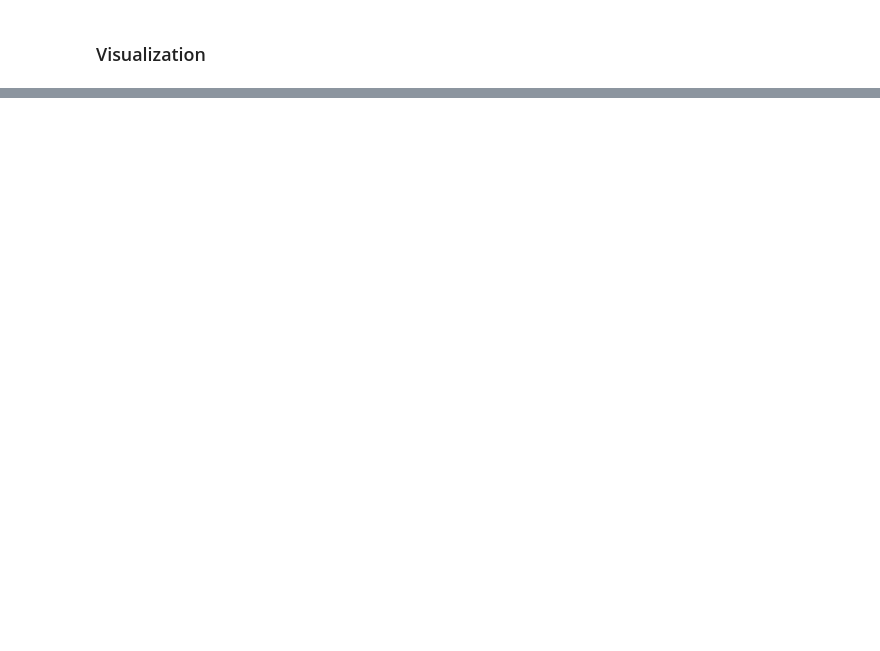
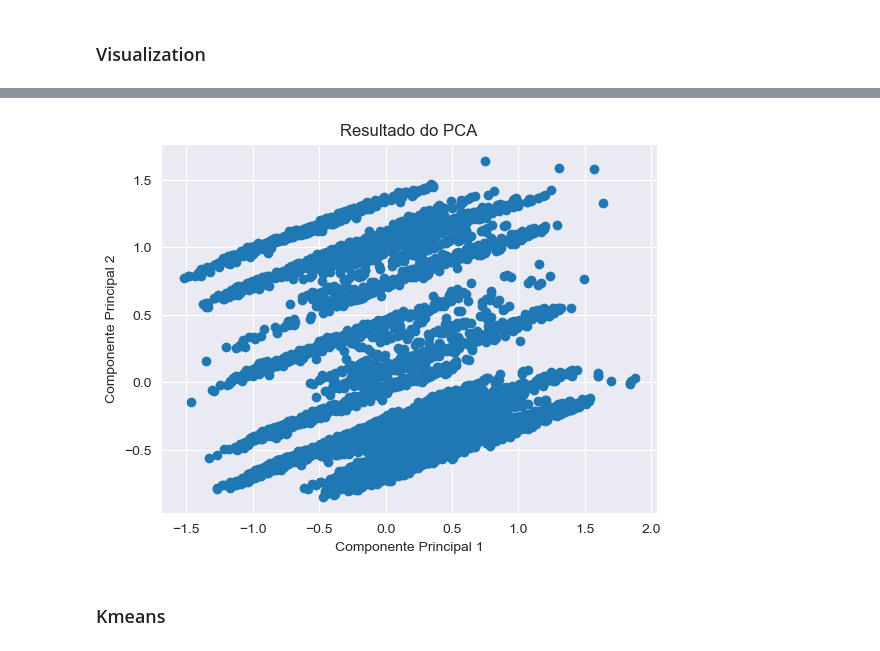
Before and after one commit to MikeOlhao/DSML_projeto, a Jupyter notebook: DSML_202223_Clusters_Group09_Notebook_semgraficos.ipynb, the cells around one changed output, grey strips where cells are left out. Cells and saved outputs as stored; diff of their text form; code cells hidden in the pictures; blank space fills up the shorter version.

```diff
--- a/DSML_202223_Clusters_Group09_Notebook_semgraficos.ipynb
+++ b/DSML_202223_Clusters_Group09_Notebook_semgraficos.ipynb
@@ -595,0 +1081,4 @@ plt.legend()
+# %%
+pca = PCA(n_components=9)
+df_total_pca = pca.fit_transform(df_total_scaled)
+df_total_pca
@@ -595,0 +1099,10 @@ plt.legend()
+# %%
+plt.scatter(df_total_pca[:, 0], df_total_pca[:, 1])
+plt.xlabel('Componente Principal 1')
+plt.ylabel('Componente Principal 2')
+plt.title('Resultado do PCA')
+plt.show()
+# %% [output]
+[figure, added]
+# %% [markdown]
+### Kmeans
```
Also changed, not shown: parts of 61 cells of this notebook, 1 other file.
